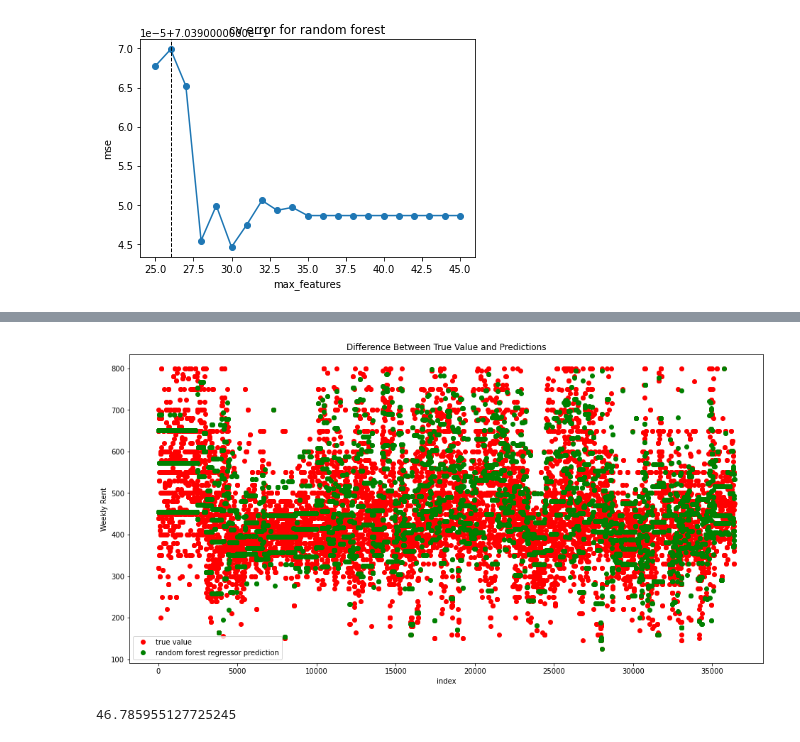
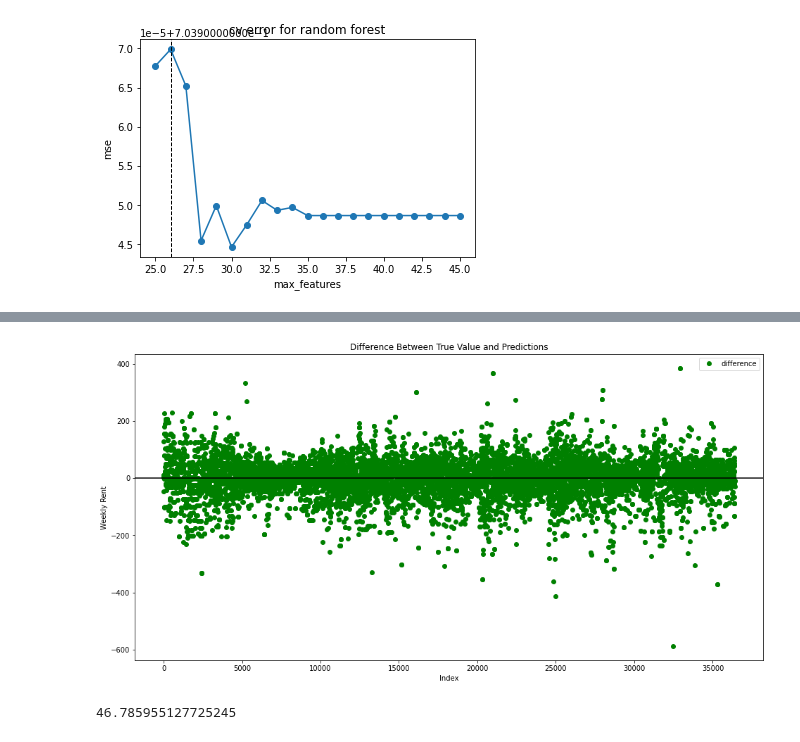
Before and after one commit to MAST30034-Applied-Data-Science/generic-real-estate-consulting-project-group50, a Jupyter notebook: draft works/RF_Model.ipynb, the cells around one changed output, grey strips where cells are left out. Saved outputs shown, nothing was run; the diff lists cells and outputs as text; code cells hidden in the pictures.

```diff
--- a/draft works/RF_Model.ipynb
+++ b/draft works/RF_Model.ipynb
@@ -120,18 +120,19 @@ mae,mse
 # %%
 # plot the predictions of the random forest regressor and the true value
 plt.figure(figsize=(16,8))
 plt.title('Result Analysis')
-plt.plot(x_test_split.index, y_test_split,'o',color = 'red',label = 'true value')
-plt.plot(x_test_split.index, predictions,'o', color = 'green',label = 'random forest regressor prediction')
+plt.plot(x_test_split.index, predictions - y_test_split,'o',color = 'green',label = 'difference')
+
+plt.axhline(y=0, color='black')
 
 plt.legend()
-plt.xlabel('index')
+plt.xlabel('Index')
 plt.ylabel('Weekly Rent')
 plt.title('Difference Between True Value and Predictions')
 
 # save the histogram
-# plt.savefig('../plots/result_analysis')
+plt.savefig('../plots/rf_error.png')
 
 plt.show()
 # %% [output]
-[figure, old version]
+[figure, new version]
```
Also changed, not shown: parts of 3 cells of this notebook.
